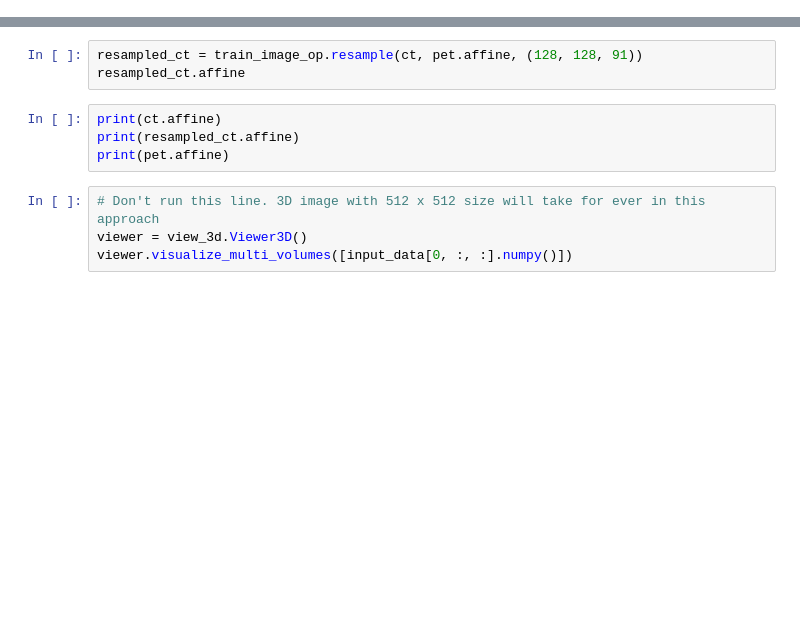
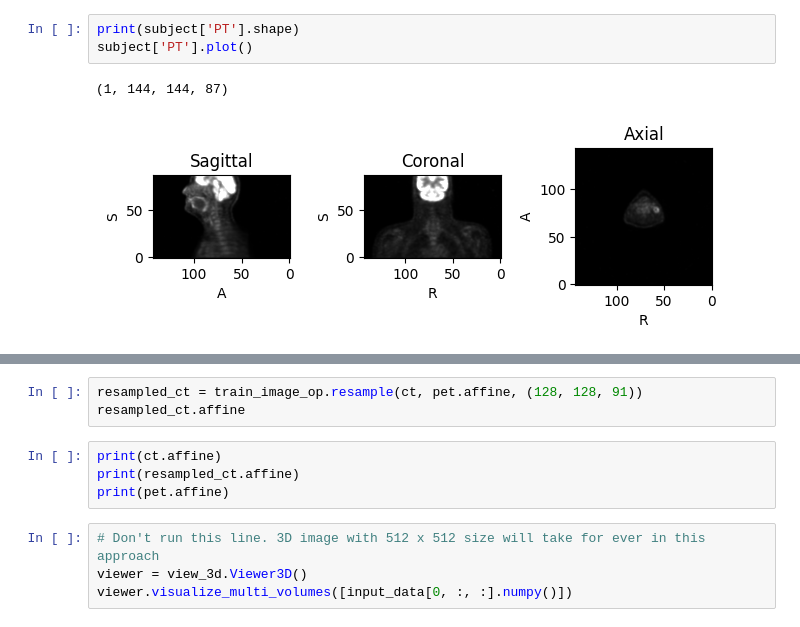
Before and after one commit to sshiraishi-code/capstone, a Jupyter notebook: codebase/notebooks/projects/hecktor2022/nifti_visualization.ipynb, the cells around one changed output, grey strips where cells are left out. Drawn from its saved outputs; the diff is of its cells as text; blank space fills up the shorter version.

```diff
--- a/codebase/notebooks/projects/hecktor2022/nifti_visualization.ipynb
+++ b/codebase/notebooks/projects/hecktor2022/nifti_visualization.ipynb
@@ -31,0 +33,6 @@ ct.header.get_zooms()
+# %%
+print(subject['PT'].shape)
+subject['PT'].plot()
+# %% [output]
+(1, 144, 144, 87)
+[figure, added]
```
Also changed, not shown: parts of 33 cells of this notebook, 16 other files.
